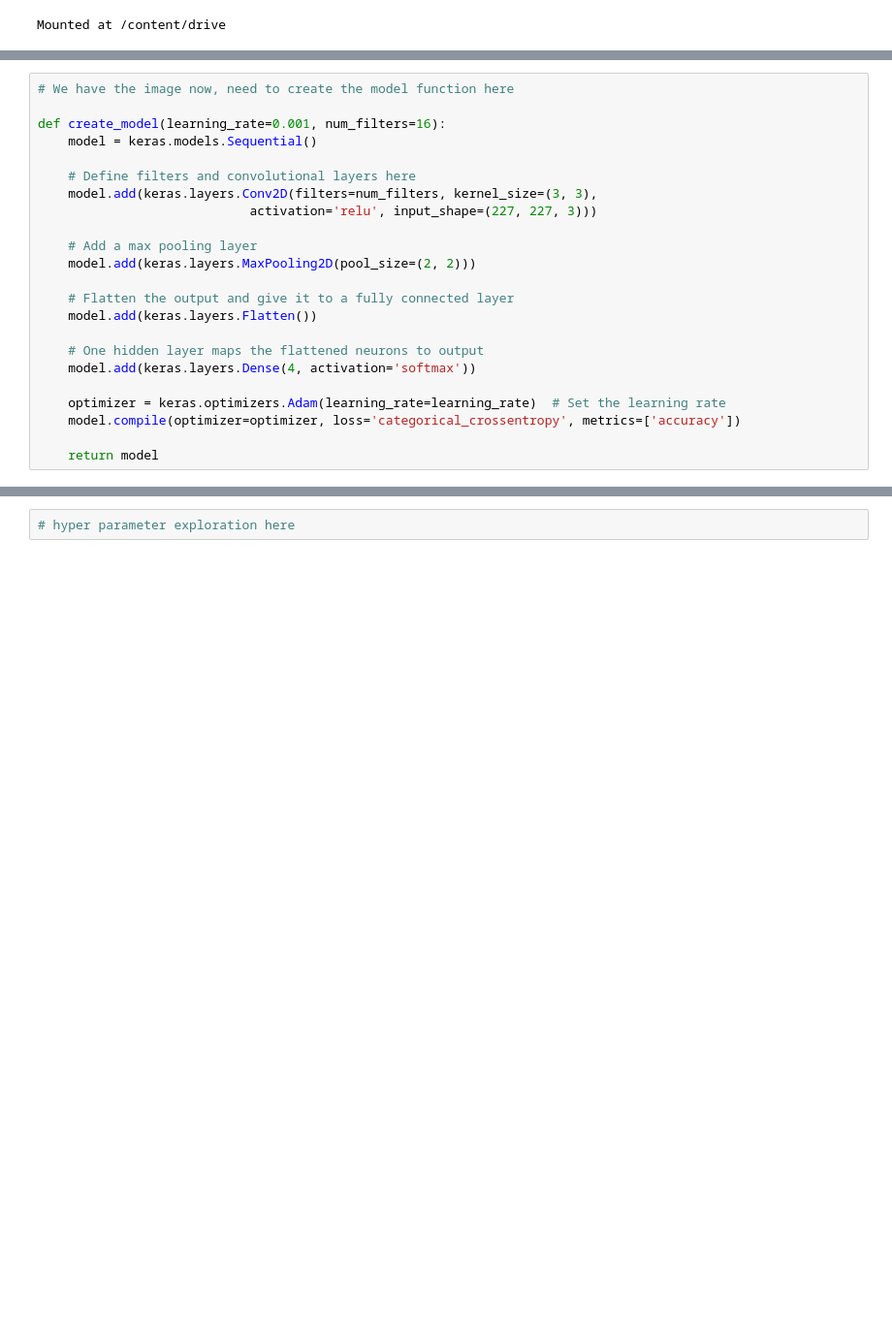
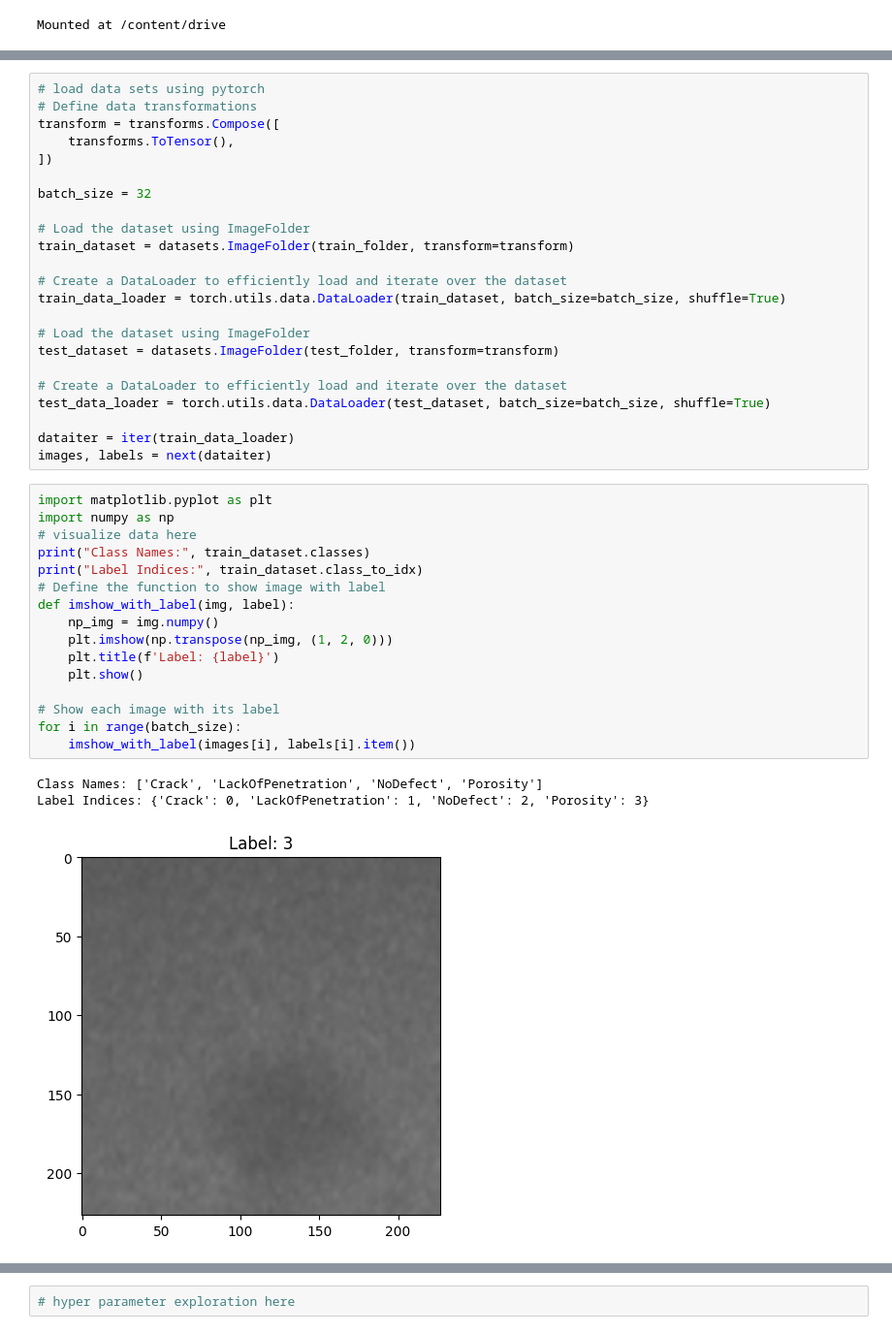
Before and after one commit to WeldDefectDC/WeldDefectCNN, a Jupyter notebook: LoadDataset.ipynb, the cells around one changed output, grey strips where cells are left out. Shown at 97% size. Saved outputs shown, nothing was run; the diff lists cells and outputs as text; blank space fills up the shorter version.

Commit message:
pytorch

```diff
--- a/LoadDataset.ipynb
+++ b/LoadDataset.ipynb
@@ -145,23 +60,43 @@ NoDefect
-# %%
-# We have the image now, need to create the model function here
-
-def create_model(learning_rate=0.001, num_filters=16):
-    model = keras.models.Sequential()
-
-    # Define filters and convolutional layers here
-    model.add(keras.layers.Conv2D(filters=num_filters, kernel_size=(3, 3),
-                            activation='relu', input_shape=(227, 227, 3)))
-
-    # Add a max pooling layer
-    model.add(keras.layers.MaxPooling2D(pool_size=(2, 2)))
-
-    # Flatten the output and give it to a fully connected layer
-    model.add(keras.layers.Flatten())
-
-    # One hidden layer maps the flattened neurons to output
-    model.add(keras.layers.Dense(4, activation='softmax'))
-
-    optimizer = keras.optimizers.Adam(learning_rate=learning_rate)  # Set the learning rate
-    model.compile(optimizer=optimizer, loss='categorical_crossentropy', metrics=['accuracy'])
-
-    return model
+# %%
+# load data sets using pytorch
+# Define data transformations
+transform = transforms.Compose([
+    transforms.ToTensor(),
+])
+
+batch_size = 32
+
+# Load the dataset using ImageFolder
+train_dataset = datasets.ImageFolder(train_folder, transform=transform)
+
+# Create a DataLoader to efficiently load and iterate over the dataset
+train_data_loader = torch.utils.data.DataLoader(train_dataset, batch_size=batch_size, shuffle=True)
+
+# Load the dataset using ImageFolder
+test_dataset = datasets.ImageFolder(test_folder, transform=transform)
+
+# Create a DataLoader to efficiently load and iterate over the dataset
+test_data_loader = torch.utils.data.DataLoader(test_dataset, batch_size=batch_size, shuffle=True)
+
+dataiter = iter(train_data_loader)
+images, labels = next(dataiter)
+# %%
+import matplotlib.pyplot as plt
+import numpy as np
+# visualize data here
+print("Class Names:", train_dataset.classes)
+print("Label Indices:", train_dataset.class_to_idx)
+# Define the function to show image with label
+def imshow_with_label(img, label):
+    np_img = img.numpy()
+    plt.imshow(np.transpose(np_img, (1, 2, 0)))
+    plt.title(f'Label: {label}')
+    plt.show()
+
+# Show each image with its label
+for i in range(batch_size):
+    imshow_with_label(images[i], labels[i].item())
+# %% [output]
+Class Names: ['Crack', 'LackOfPenetration', 'NoDefect', 'Porosity']
+Label Indices: {'Crack': 0, 'LackOfPenetration': 1, 'NoDefect': 2, 'Porosity': 3}
+[figure, added]
```
Also changed, not shown: parts of 8 cells of this notebook.
